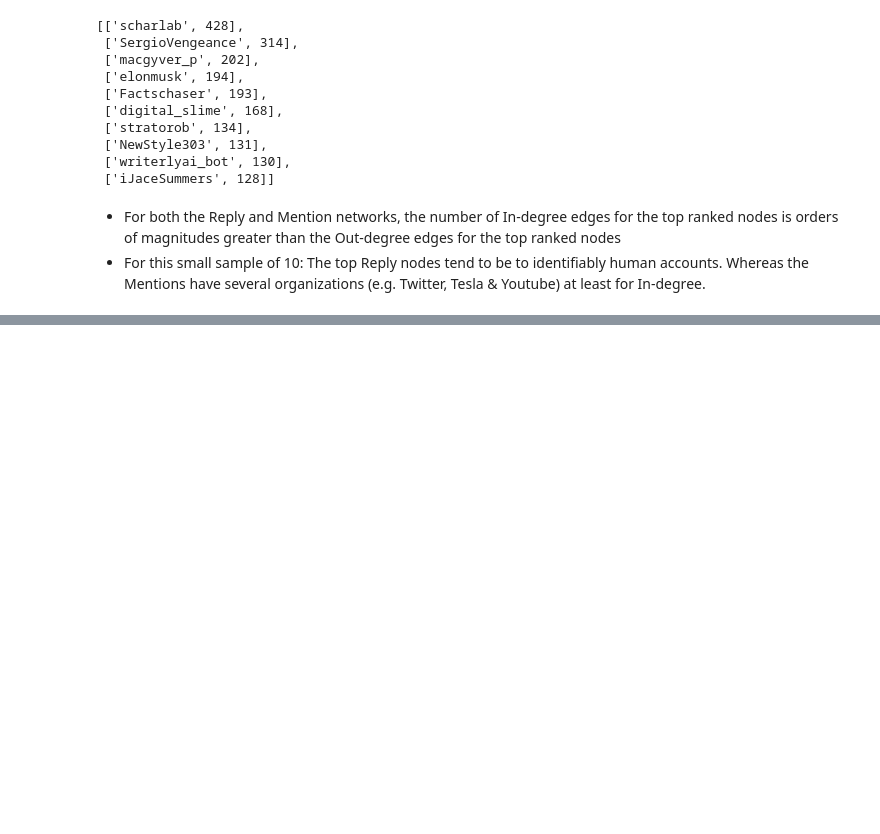
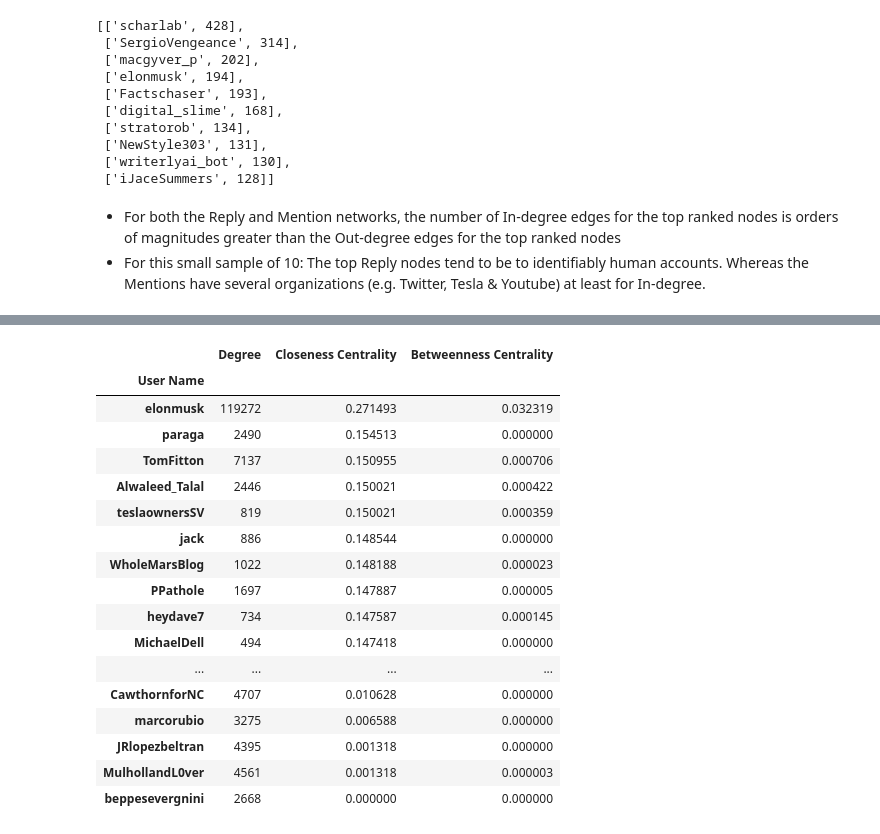
Before and after one commit to SmilodonCub/DATA620, a Jupyter notebook: Final_Project/Elongate_Twitter_Interaction_Networks.ipynb, the cells around one changed output, grey strips where cells are left out. Drawn from its saved outputs; the diff is of its cells as text; code cells hidden in the pictures; blank space fills up the shorter version.

```diff
--- a/Final_Project/Elongate_Twitter_Interaction_Networks.ipynb
+++ b/Final_Project/Elongate_Twitter_Interaction_Networks.ipynb
@@ -276,0 +353,5 @@ Top Out-Degree Mention Network Nodes:
+# %%
+# find the closeness centrality of the subgraph
+sub_cent_close = nx.closeness_centrality( sub_reply )
+sorted_close_cent = [(k,v) for k, v in sorted(sub_cent_close.items(), key=lambda item: item[1],reverse=True)]
+sorted_close_cent[0:15]
@@ -276,0 +380,5 @@ Top Out-Degree Mention Network Nodes:
+# %%
+# find the betweenness centrality of the subgraph
+sub_cent_between = nx.betweenness_centrality( sub_reply )
+sorted_between_cent = [(k,v) for k, v in sorted(sub_cent_between.items(), key=lambda item: item[1],reverse=True)]
+sorted_between_cent[0:15]
@@ -276,0 +407,4 @@ Top Out-Degree Mention Network Nodes:
+# %%
+reply_degree = G_reply.degree()#[[n,d] for n, d in G_reply.degree()]
+sorted_degree =(sorted(reply_degree, key=lambda x:x[1], reverse=True))
+sorted_degree[0:15]
@@ -276,0 +439,25 @@ Top Out-Degree Mention Network Nodes:
+# %%
+df = pd.DataFrame(table,
+                  columns=['User Name', 'Degree', 'Closeness Centrality', 'Betweenness Centrality'])
+df = df.set_index('User Name')
+df = df.sort_values( by = ['Closeness Centrality'], ascending=False)
+df.style
+# %% [output]
+|  | Degree | Closeness Centrality | Betweenness Centrality |
+| User Name |  |  |  |
+| elonmusk | 119272 | 0.271493 | 0.032319 |
+| paraga | 2490 | 0.154513 | 0.000000 |
+| TomFitton | 7137 | 0.150955 | 0.000706 |
+| Alwaleed_Talal | 2446 | 0.150021 | 0.000422 |
+| teslaownersSV | 819 | 0.150021 | 0.000359 |
+| jack | 886 | 0.148544 | 0.000000 |
+| WholeMarsBlog | 1022 | 0.148188 | 0.000023 |
+| PPathole | 1697 | 0.147887 | 0.000005 |
+| heydave7 | 734 | 0.147587 | 0.000145 |
+| MichaelDell | 494 | 0.147418 | 0.000000 |
+| ... | ... | ... | ... |
+| CawthornforNC | 4707 | 0.010628 | 0.000000 |
+| marcorubio | 3275 | 0.006588 | 0.000000 |
+| JRlopezbeltran | 4395 | 0.001318 | 0.000000 |
+| MulhollandL0ver | 4561 | 0.001318 | 0.000003 |
+| beppesevergnini | 2668 | 0.000000 | 0.000000 |
```
Also changed, not shown: parts of 21 cells of this notebook.
